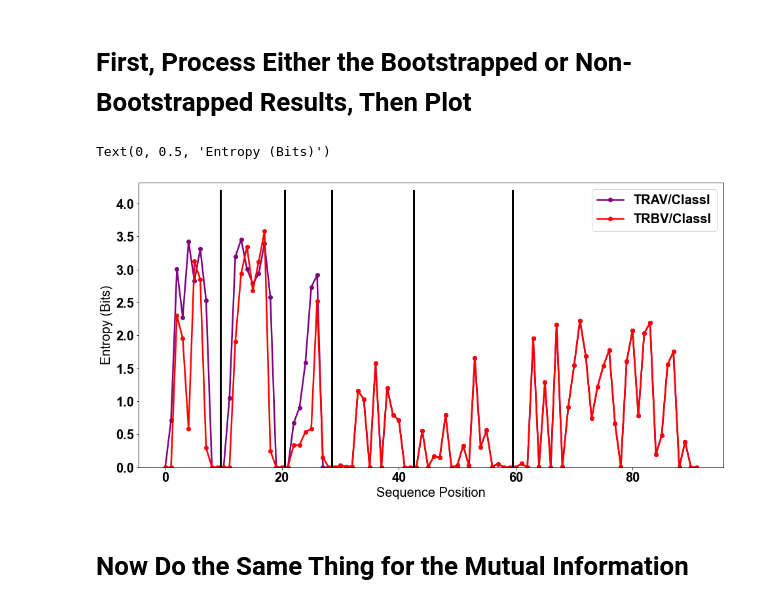
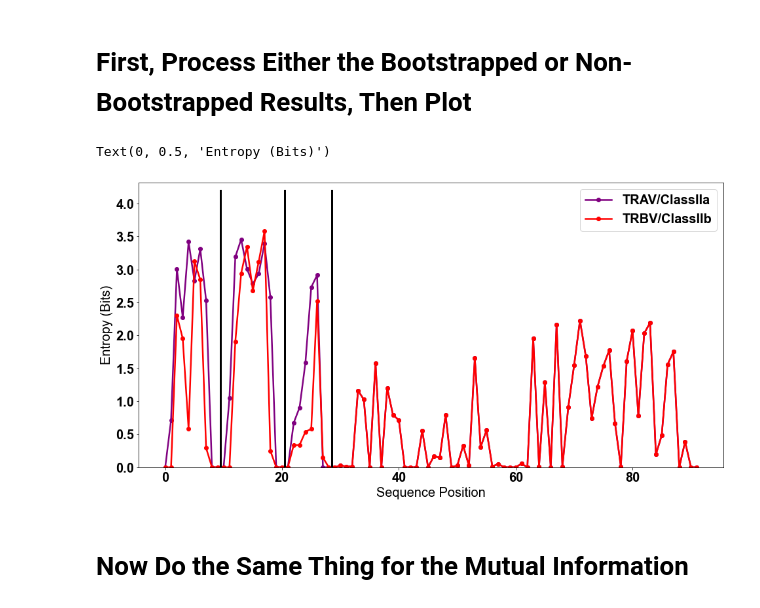
Before and after one commit to ctboughter/AIMS, a Jupyter notebook: notebooks/mhc_germline_analysis.ipynb, the cells around one changed output. Drawn from its saved outputs; the diff is of its cells as text; code cells hidden in the pictures.

```diff
--- a/notebooks/mhc_germline_analysis.ipynb
+++ b/notebooks/mhc_germline_analysis.ipynb
@@ -152,8 +154,18 @@ if bootstrap:
     num_reps = 1000
 
     def boot_it(data):
+
+        # If we want to exactly recapitulate the Figure 1A/B, we need
+        # to pick out certain subsets of the data
+        #DP, DQ, DR ... Note, DRA may throw an error since there's only 1.
+        #sub_df = classIIa_df[classIIa_df['Allele'].str.contains('DP')]
+        #plot_sub = aims.get_mhcSub('classIIa',sub_df[0].values)
+        #mat_size_sub = aims.get_sequence_dimension(np.transpose(plot_sub))[0]
+        #seq_MI_sub = aims.gen_MSA_matrix(np.transpose(plot_sub) ,key = AA_num_key_dash, giveSize = mat_size_sub)
+        #sub_mat_df = pandas.DataFrame(seq_MI_sub,index = sub_df['Allele'])
+
         ######### Need to swap this out for every possible pair #######
-        matF = aims.randomize_tcr_mhc_pair(trav_mat_df,MIclassI_mat_df)
+        matF = aims.randomize_tcr_mhc_pair(trbv_mat_df,MIclassIIb_mat_df)
         ##############################################################
         entropy,AA_count=aims.calculate_shannon(matF)
         MI,entropy_cond,counted=aims.calculate_MI(matF)
@@ -176,8 +188,8 @@ if bootstrap:
             final_ent = np.vstack((final_ent,resample_output[i][0]))
             final_MI = np.dstack((final_MI,resample_output[i][1]))
     # Save the results so you don't need to run this super long calculation
-    #np.save('classI_trav_bootEnt',final_ent)
-    #np.save('classI_trav_bootMI',final_MI)
+    #np.save('classIIb_trbv_bootEnt',final_ent)
+    #np.save('classIIb_trbv_bootMI',final_MI)
 
 else:
     # Calculate the entropy for each individual dataset
@@ -203,8 +215,8 @@ if bootstrap:
     # to process bootstrapped data broadly. Can also just go off of the "final_ent" above
     cI_trav_ent = np.load('classI_trav_bootEnt.npy')
     cI_trbv_ent = np.load('classI_trbv_bootEnt.npy')
-    trav_I_entavg = np.average(cI_trav_ent,axis=0); trav_IIa_std = np.std(cI_trav_ent,axis=0)
-    trbv_I_entavg = np.average(cI_trbv_ent,axis=0); trbv_IIa_std = np.std(cI_trbv_ent,axis=0)
+    trav_I_entavg = np.average(cI_trav_ent,axis=0); trav_I_std = np.std(cI_trav_ent,axis=0)
+    trbv_I_entavg = np.average(cI_trbv_ent,axis=0); trbv_I_std = np.std(cI_trbv_ent,axis=0)
 else:
     # Can change this to trivially concatenate any two entropies
     cI_trav_ent = np.hstack((entropy_trav,entropy_classI))
@@ -212,35 +224,39 @@ else:
 # %%
 fig, ax = pl.subplots(1, 1,squeeze=False,figsize=(16,8))
 ####### redefine these for whatever your variables are ######
-plot_avg1 = cI_trav_ent; plot_avg2 = cI_trbv_ent
-# standard deviation is undefined for non-bootstrap data
-plot_std1 = []; plot_std2 = []
+if bootstrap:
+    plot_avg1 = trav_I_entavg; plot_avg2 = trbv_I_entavg
+    plot_std1 = trav_IIa_std; plot_std2 = trbv_IIa_std
+else:
+    plot_avg1 = cI_trav_ent; plot_avg2 = cI_trbv_ent
+    # standard deviation is undefined for non-bootstrap data
+    plot_std1 = []; plot_std2 = []
 # Change this to whichever your input data is
-full_mat_size = np.vstack((mat_size_tcr,mat_sizeI))
+full_mat_size = np.vstack((mat_size_tcr,mat_sizeIIa))
 ############################################################
 if bootstrap:
     # This lets you plot the bootstrap average AND stdev
-    pl.plot(plot_avg1,marker='o',linewidth=2.5,color='C0')
-    pl.fill_between(np.arange(len(plot_avg1)),plot_avg1+plot_std1,plot_avg1-plot_std1,color='C0',alpha=0.3)
-    pl.plot(plot_avg2,marker='o',linewidth=2.5,color='C1')
-    pl.fill_between(np.arange(len(plot_avg2)),plot_avg2+plot_std2,plot_avg2-plot_std2,color='C1',alpha=0.3)
+    pl.plot(plot_avg1,marker='o',linewidth=2.5,color='green')
+    pl.fill_between(np.arange(len(plot_avg1)),plot_avg1+plot_std1,plot_avg1-plot_std1,color='green',alpha=0.3)
+    pl.plot(plot_avg2,marker='o',linewidth=2.5,color='brown')
+    pl.fill_between(np.arange(len(plot_avg2)),plot_avg2+plot_std2,plot_avg2-plot_std2,color='brown',alpha=0.3)
 else:
     pl.plot(np.arange(len(plot_avg1)),plot_avg1,marker='o',color='purple',linewidth=2.5)
     pl.plot(np.arange(len(plot_avg2)),plot_avg2,marker='o',color='red',linewidth=2.5)
 
 # Draw some lines to guide the reader
 if type(full_mat_size) != int:
     for i in np.arange(len(full_mat_size)-1):
         ax[0,0].plot((full_mat_size[i] + sum(full_mat_size[:i]) - 0.5) * np.ones(100),np.linspace(0,4.2,100),'black',linewidth = 3)
 
-pl.legend(['TRAV/ClassI','TRBV/ClassI'])
+pl.legend(['TRAV/ClassIIa','TRBV/ClassIIb'])
 pl.ylim([0,4.32])
 pl.xlabel('Sequence Position')
 pl.ylabel('Entropy (Bits)')
-#pl.savefig('mhc_multiOrg_entropy.pdf',format='pdf')
+#pl.savefig('mhc_classII_entropy.pdf',format='pdf')
 # %% [output]
 Text(0, 0.5, 'Entropy (Bits)')
-[figure, old version]
+[figure, new version]
 # %% [markdown]
 # Now Do the Same Thing for the Mutual Information
 # %%
```
Also changed, not shown: parts of 9 cells of this notebook, 10 other files.
